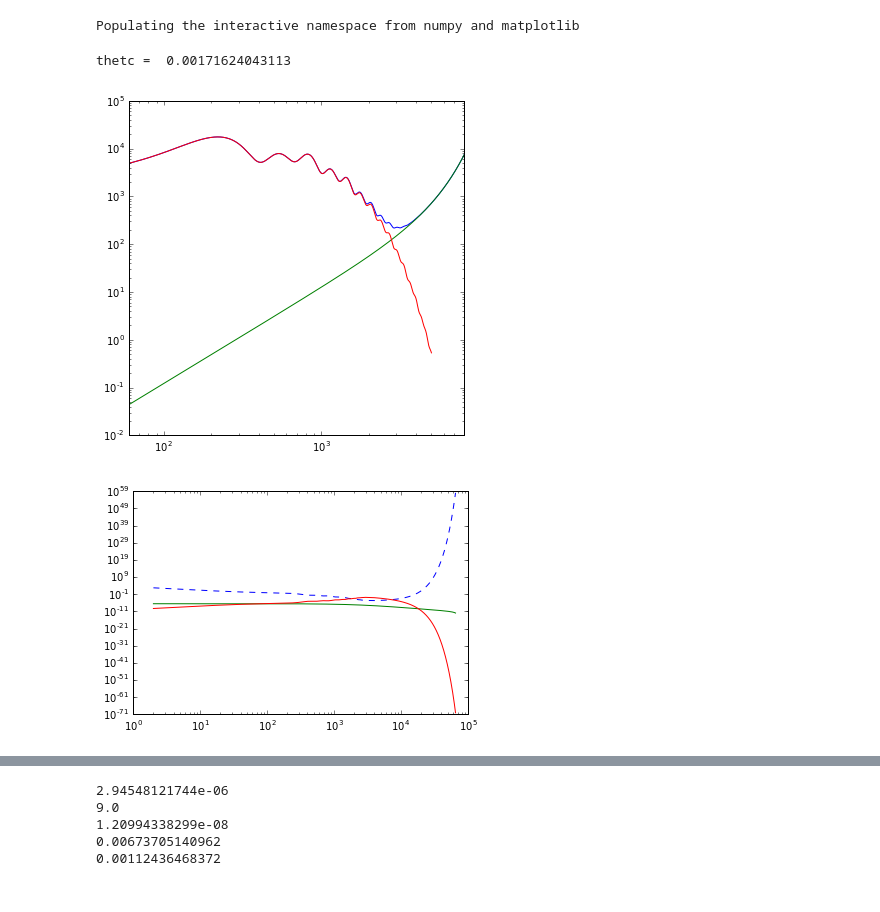
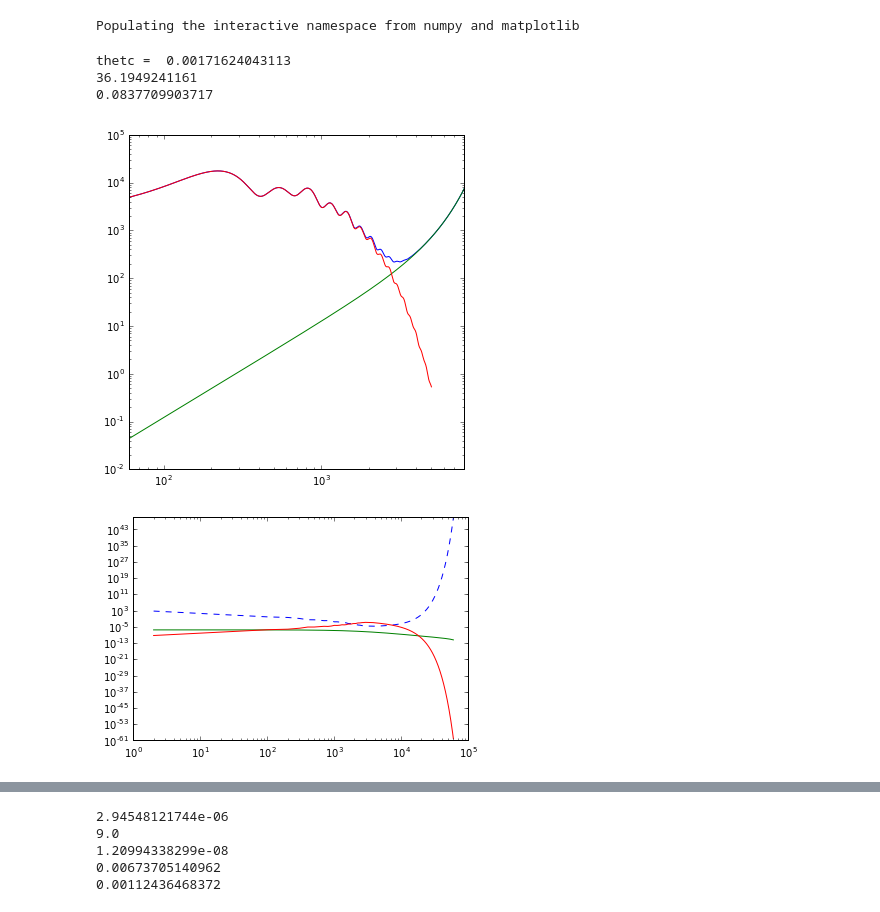
Before and after one commit to nbatta/szar, a Jupyter notebook: Matched_filter_SZ.ipynb, the cells around one changed output, grey strips where cells are left out. Saved outputs shown, nothing was run; the diff lists cells and outputs as text; code cells hidden in the pictures.

```diff
--- a/Matched_filter_SZ.ipynb
+++ b/Matched_filter_SZ.ipynb
@@ -284,7 +285,7 @@ class SZ_Cluster_Model:
 
     def y2D_tilde_norm(self,ell,thtc):
         dtht = 0.00001
-        thta = np.arange(dtht,100*thtc,dtht)
+        thta = np.arange(dtht,25*thtc,dtht)
         ans = ell*0.
         y2D_use = self.y2D_norm(thta/thtc)
         for ii in xrange(len(ell)):
@@ -368,34 +369,46 @@ thetc = np.deg2rad(arc / 60.)
 thetc2 = np.deg2rad(arc/2. / 60.)
 print "thetc = ", thetc
 
-ells, nl, cl = SZProf.tot_noise_spec()
+el, nltemp, cl = SZProf.tot_noise_spec()
+
+dell = 100
+ells = np.arange(2,60000,dell)
+nl = np.interp(ells,el,nltemp)
+start = time.time()
 y2dt2= SZProf.y2D_tilde_norm(ells,thetc)
 #y2dt2_2= SZProf.y2D_tilde_norm(ells,thetc2)
+
+print time.time() - start
 
 plt.figure()
 plt.plot(ells,nl,'--')
 plt.loglog(ells,y2dt2)
 plt.plot(ells,y2dt2/nl)
 #plt.loglog(ells,y2dt2_2)
 
 #FIX
 #fvar = SZProf.filter_variance(thetc)
 #print fvar #UNITS!!!!!!! [armin2] dropped a deg to arcmin somewhere
 #print fvar * thetc**2
 
 
 dthttest = np.deg2rad(0.1/60)
 tht = np.arange(dthttest,60*5*dthttest,dthttest)
 #tht2 = tht/2.0
 #dthttest = 0.00001*arc
 #tht = np.arange(dthttest,0.05*arc,dthttest)
 filt = 0.0*tht
 #filt2 = 0.0*tht
+
+start2 = time.time()
 for ii in xrange(len(tht)):
-    filt[ii] = np.sum(special.jv(0,ells*tht[ii])*ells*y2dt2/nl)
+    filt[ii] = np.sum(special.jv(0,ells*tht[ii])*ells*y2dt2/nl)*dell
 #    filt2[ii] = np.sum(special.jv(0,ells*tht[ii])*ells*y2dt2_2/nl)
+print time.time() - start2
 # %% [output]
 thetc =  0.00171624043113
+36.1949241161
+0.0837709903717
 [figure]
-[figure, old version]
+[figure, new version]
 # %%
```
Also changed, not shown: parts of 2 cells of this notebook.
